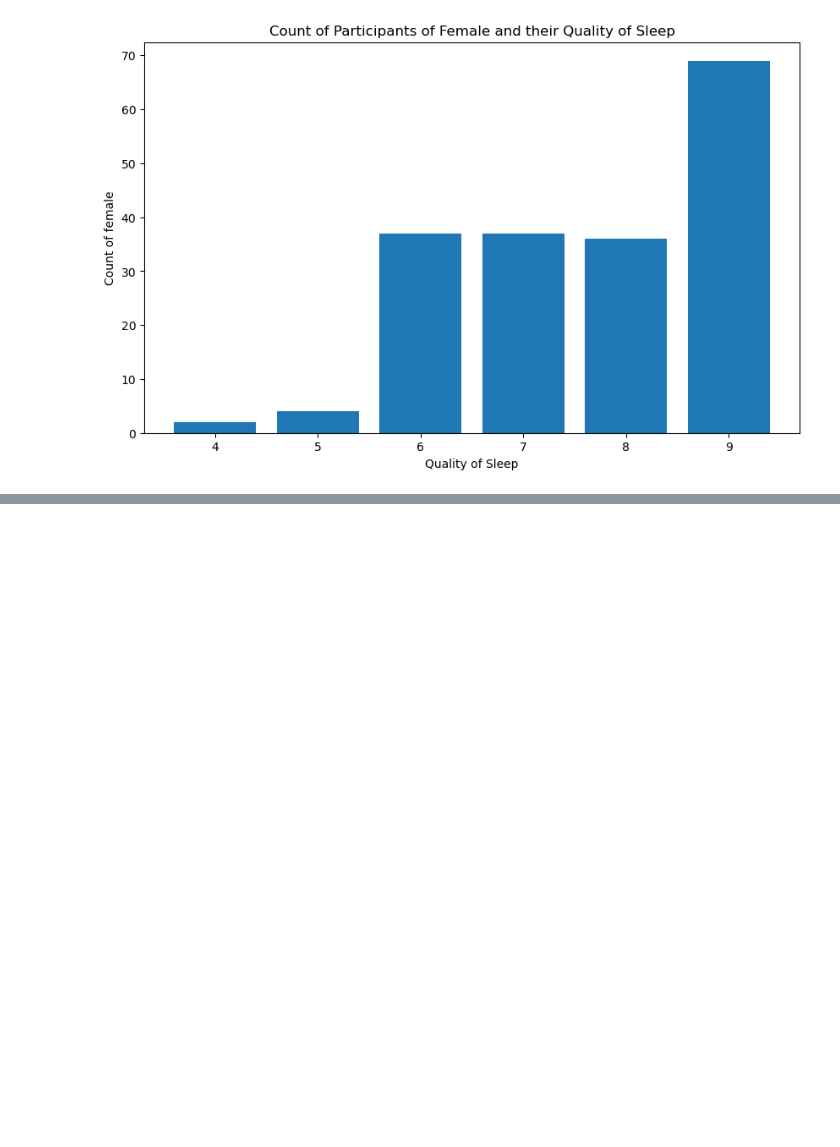
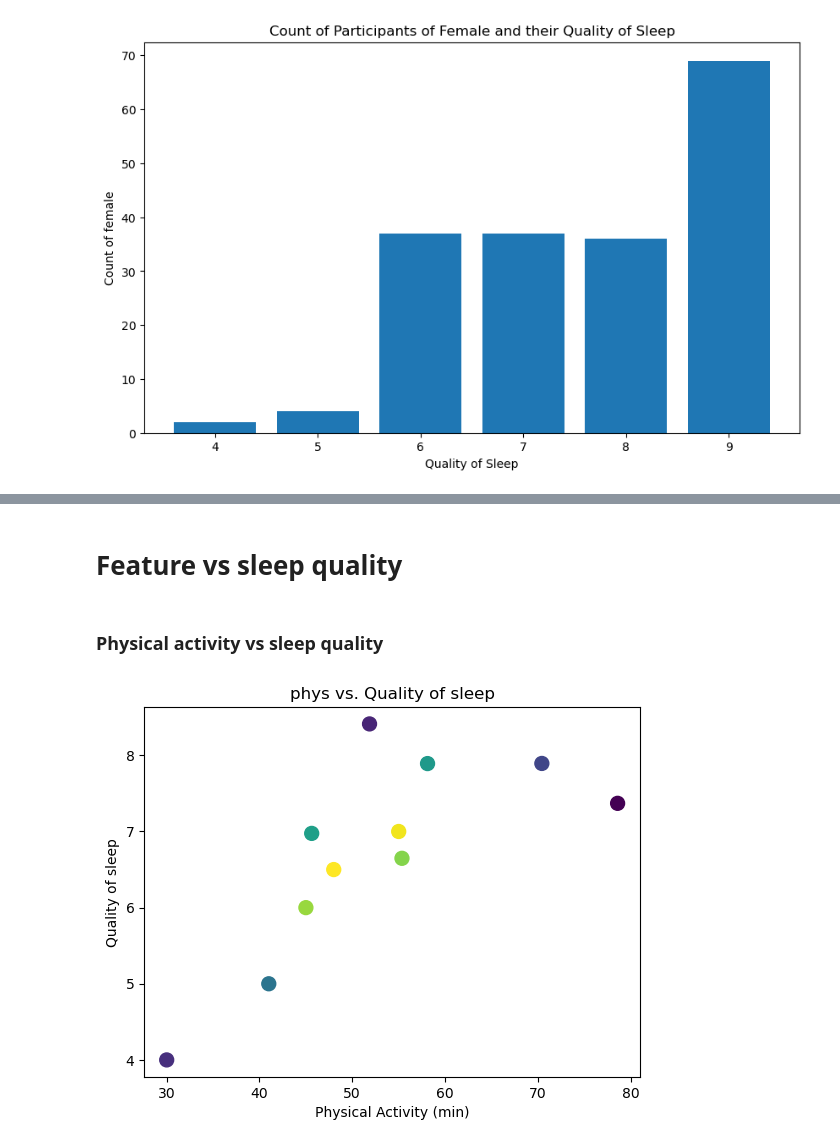
Before and after one commit to EverC0/DataProj, a Jupyter notebook: data_practice.ipynb, the cells around one changed output, grey strips where cells are left out. Cells and saved outputs as stored; diff of their text form; code cells hidden in the pictures; blank space fills up the shorter version.

```diff
--- a/data_practice.ipynb
+++ b/data_practice.ipynb
@@ -234,0 +321,24 @@ plt.show()
+# %% [markdown]
+# Feature vs sleep quality
+# %% [markdown]
+### Physical activity vs sleep quality
+# %%
+store_avgs = df.groupby("Occupation").mean("Physical Activity Level")
+
+temp = store_avgs["Physical Activity Level"]
+qual = store_avgs["Quality of Sleep"]
+
+ts = np.vstack([temp,qual])
+z = sci.stats.gaussian_kde(ts)(ts)
+
+fig, plot = plt.subplots()
+
+plt.title("phys vs. Quality of sleep")
+plt.xlabel("Physical Activity (min)")
+plt.ylabel("Quality of sleep")
+
+plot.scatter(temp, qual, c=z, s=100)
+
+plt.show()
+# %% [output]
+[figure, added]
```
Also changed, not shown: parts of 25 cells of this notebook, 1 other file.
